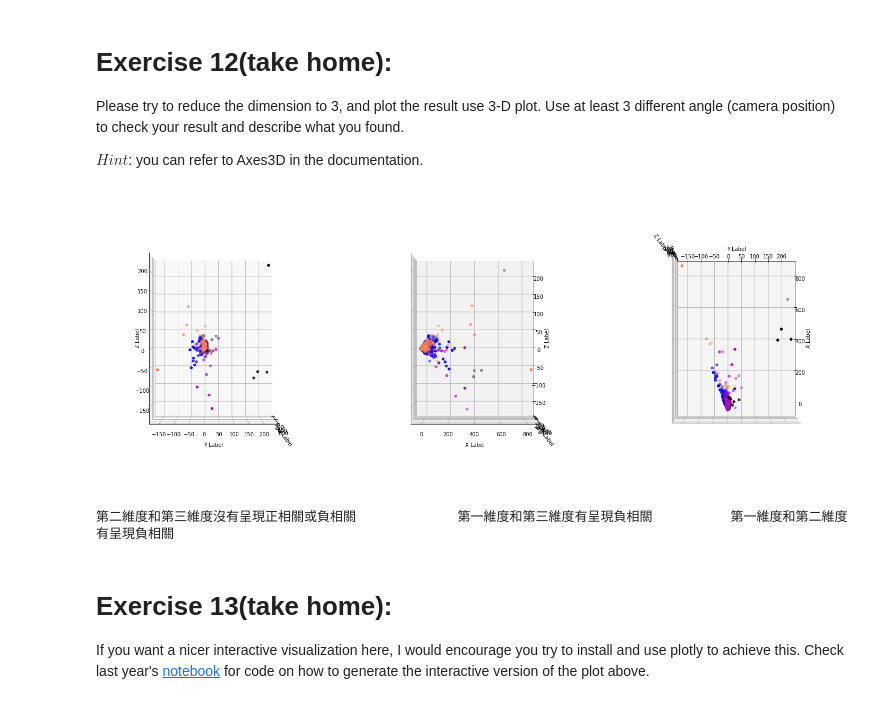
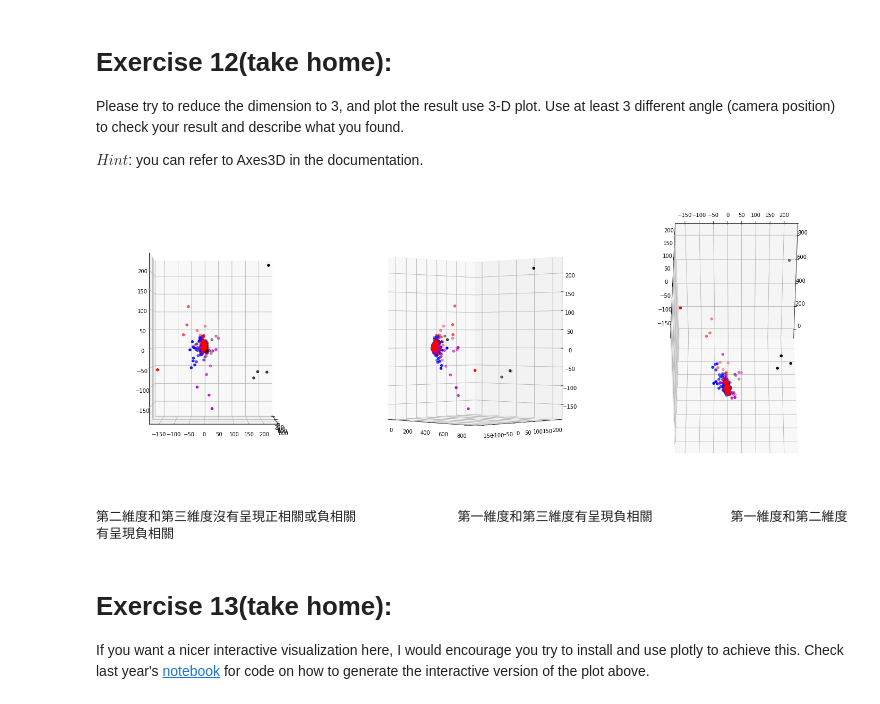
Before and after one commit to BoJieHsu/dm_2018_hw_1, a Jupyter notebook: 106061620_hw_1.ipynb, the cells around one changed output. Saved outputs shown, nothing was run; the diff lists cells and outputs as text; code cells hidden in the pictures.

```diff
--- a/106061620_hw_1.ipynb
+++ b/106061620_hw_1.ipynb
@@ -296,46 +304,37 @@ $Hint$: you can refer to Axes3D in the documentation.
 # %%
 # Answer here
 from sklearn.decomposition import PCA
 from mpl_toolkits.mplot3d import Axes3D
 X_reduced = PCA(n_components = 3).fit_transform(X_counts.toarray())
-col = ['coral', 'blue', 'black', 'm']
+col = ['red', 'blue', 'black', 'm']
 
 # plot
 fig = plt.figure(figsize = (25,10))
 ax = fig.add_subplot(131, projection='3d')
 ax1 = fig.add_subplot(132, projection='3d')
 ax2 = fig.add_subplot(133, projection='3d')
 
 for c, category in zip(col, categories):
     xs = X_reduced[X['category_name'] == category].T[0]
     ys = X_reduced[X['category_name'] == category].T[1]
     zs = X_reduced[X['category_name'] == category].T[2]
 
     #ax.plot(xs, ys, c = c, marker='o')
     #Y-Z
     ax.scatter(xs, ys, zs, s=20, c=c, depthshade=True)
     ax.view_init(0, 0)
     #X-Z
     ax1.scatter(xs, ys, zs, s=20, c=c, depthshade=True)
-    ax1.view_init(0, -90)
+    ax1.view_init(0, -45)
     #X-Y
     ax2.scatter(xs, ys, zs, s=20, c=c, depthshade=True)
-    ax2.view_init(-90, 0)
+    ax2.view_init(-45, 0)
 
-ax.set_xlabel('\nX Label')
-ax.set_ylabel('\nY Label')
-ax.set_zlabel('\nZ Label')
-ax1.set_xlabel('\nX Label')
-ax1.set_ylabel('\nY Label')
-ax1.set_zlabel('\nZ Label')
-ax2.set_xlabel('\nX Label')
-ax2.set_ylabel('\nY Label')
-ax2.set_zlabel('\nZ Label')
 plt.show()
 
 print("第二維度和第三維度沒有呈現正相關或負相關     \t 第一維度和第三維度有呈現負相關    \t  第一維度和第二維度有呈現負相關")
 # %% [output]
-[figure, old version]
+[figure, new version]
 第二維度和第三維度沒有呈現正相關或負相關             第一維度和第三維度有呈現負相關          第一維度和第二維度有呈現負相關
 # %% [markdown]
 # Exercise 13(take home):
```
Also changed, not shown: parts of 22 cells of this notebook.
